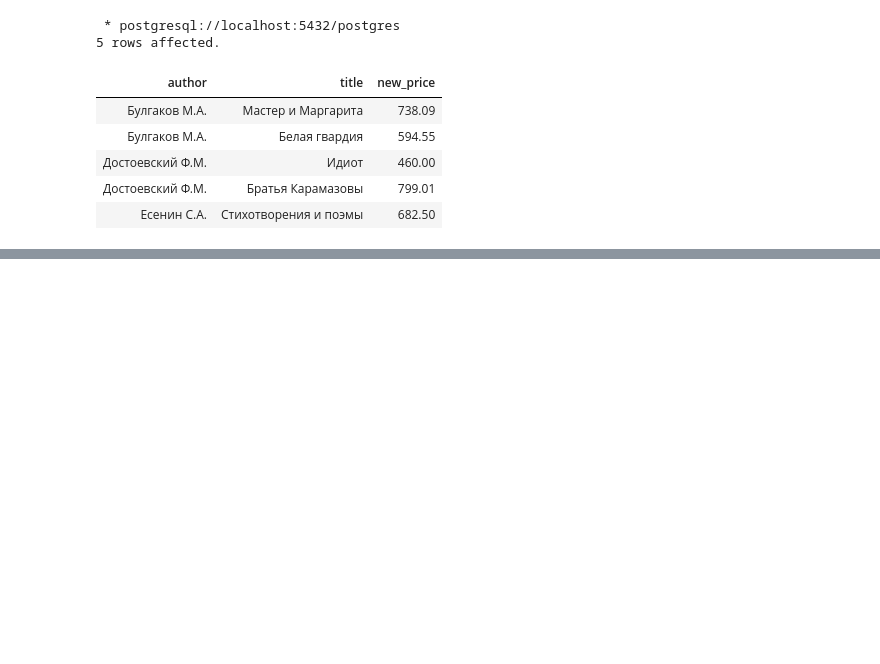
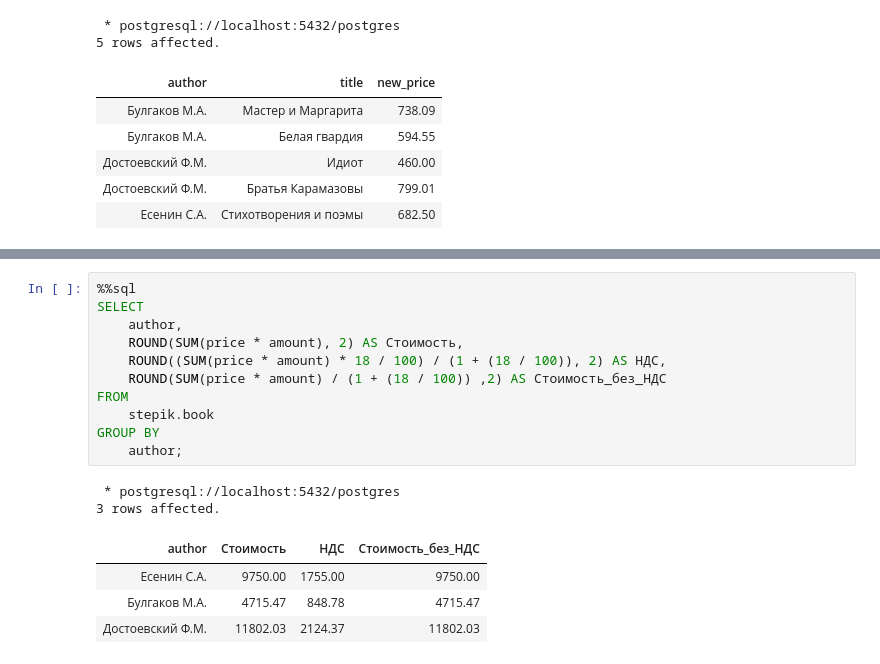
Before and after one commit to IsFilimonov/LearningPath, a Jupyter notebook: 2021/Stepik_Interactive-SQL-Simulator/Chapter_1.ipynb, the cells around one changed output, grey strips where cells are left out. Saved outputs shown, nothing was run; the diff lists cells and outputs as text; blank space fills up the shorter version.

```diff
--- a/2021/Stepik_Interactive-SQL-Simulator/Chapter_1.ipynb
+++ b/2021/Stepik_Interactive-SQL-Simulator/Chapter_1.ipynb
@@ -550,0 +1076,18 @@ FROM
+# %%
+%%sql
+SELECT
+    author,
+    ROUND(SUM(price * amount), 2) AS Стоимость,
+    ROUND((SUM(price * amount) * 18 / 100) / (1 + (18 / 100)), 2) AS НДС,
+    ROUND(SUM(price * amount) / (1 + (18 / 100)) ,2) AS Стоимость_без_НДС
+FROM
+    stepik.book
+GROUP BY
+    author;
+# %% [output]
+ * postgresql://localhost:5432/postgres
+3 rows affected.
+| author | Стоимость | НДС | Стоимость_без_НДС |
+| Есенин С.А. | 9750.00 | 1755.00 | 9750.00 |
+| Булгаков М.А. | 4715.47 | 848.78 | 4715.47 |
+| Достоевский Ф.М. | 11802.03 | 2124.37 | 11802.03 |
```
Also changed, not shown: parts of 51 cells of this notebook.
